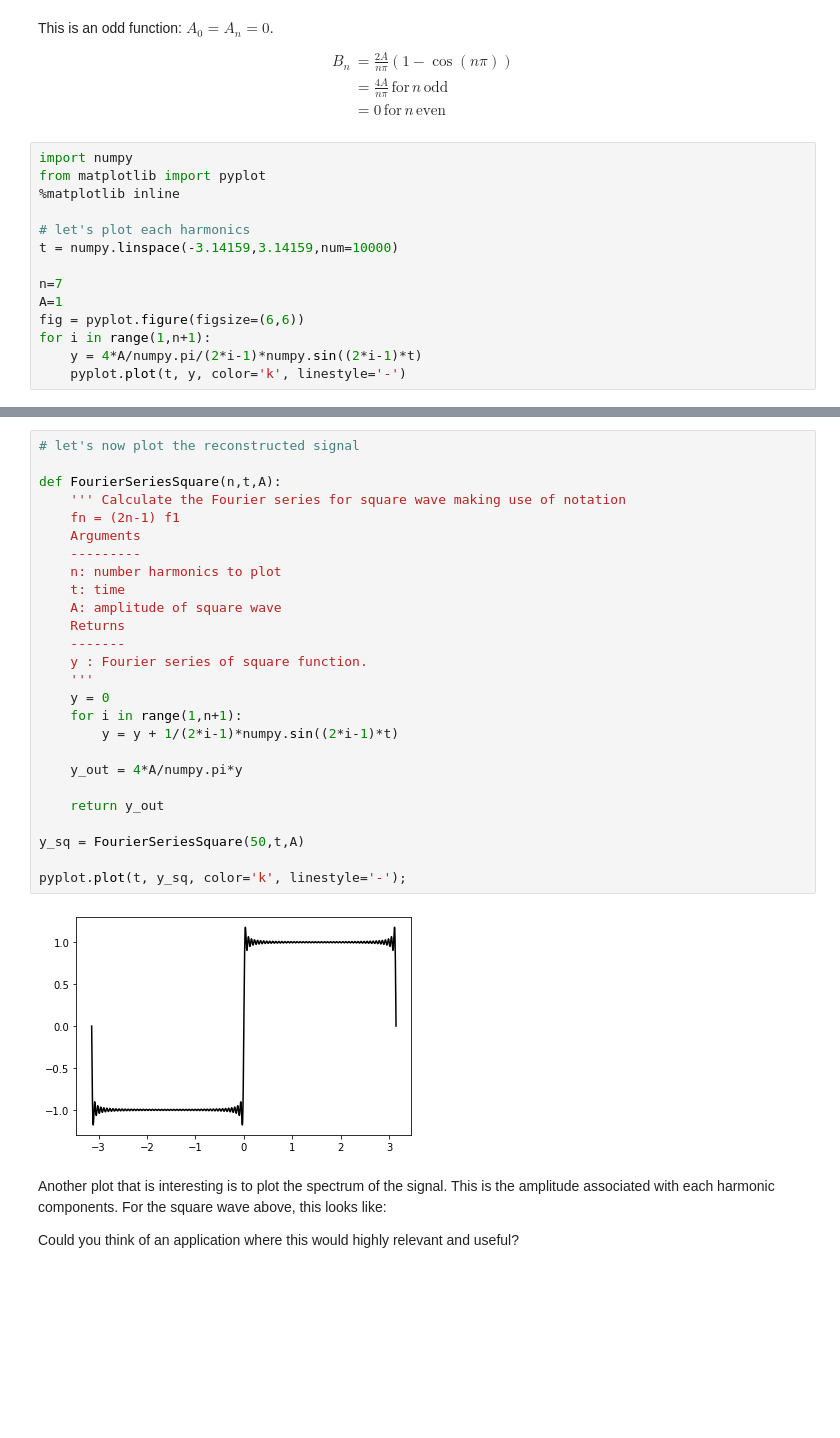
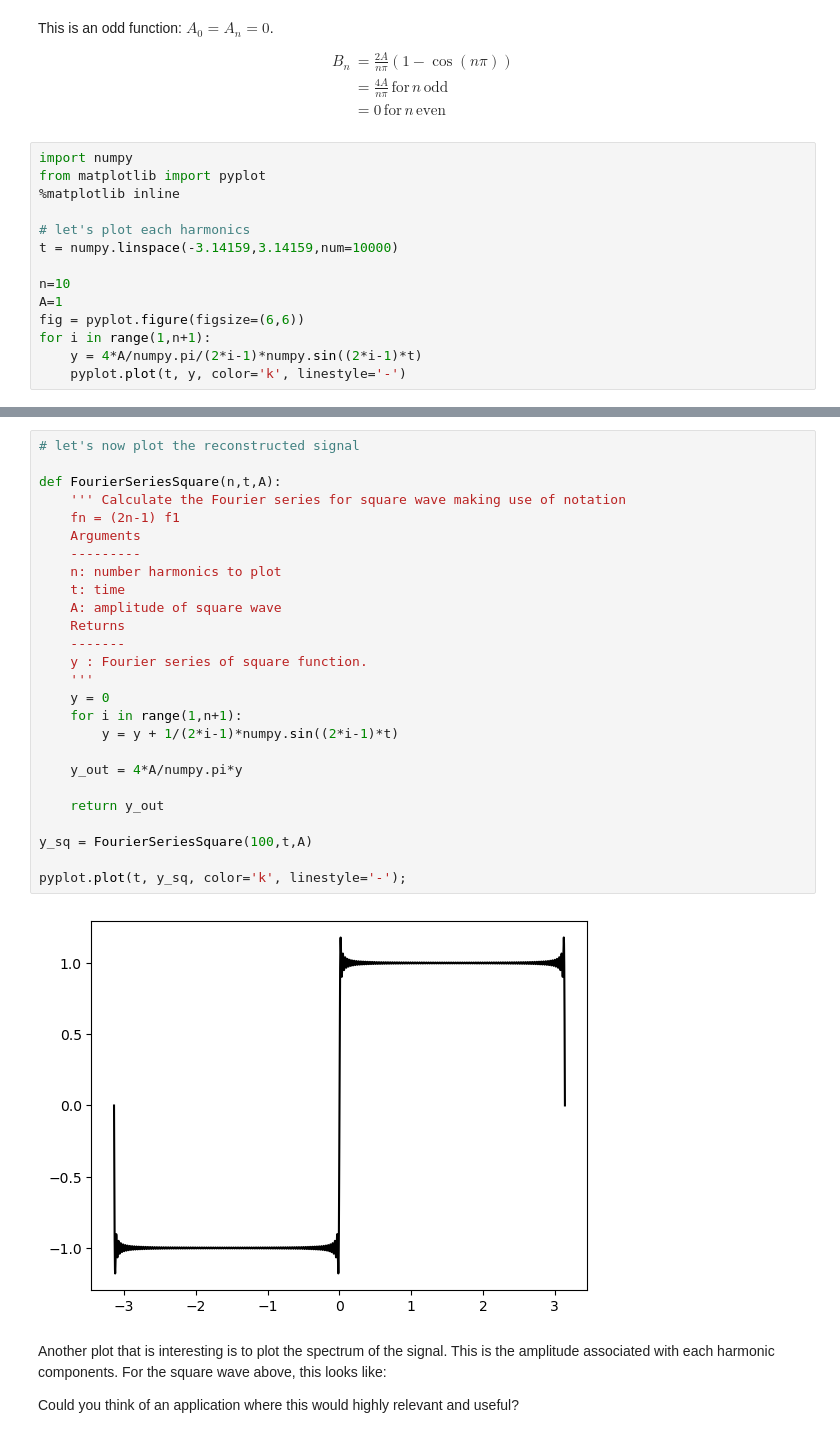
Before and after one commit to myamakaitis/GWU-MAE3120_2023, a Jupyter notebook: Lectures/03_FourierAnalysis.ipynb, the cells around one changed output, grey strips where cells are left out. Drawn from its saved outputs; the diff is of its cells as text; blank space fills up the shorter version.

```diff
--- a/Lectures/03_FourierAnalysis.ipynb
+++ b/Lectures/03_FourierAnalysis.ipynb
@@ -74,7 +74,7 @@ from matplotlib import pyplot
 # let's plot each harmonics
 t = numpy.linspace(-3.14159,3.14159,num=10000)
 
-n=7
+n=10
 A=1
 fig = pyplot.figure(figsize=(6,6))
 for i in range(1,n+1):
@@ -85,31 +85,31 @@ for i in range(1,n+1):
 # %%
 # let's now plot the reconstructed signal
 
 def FourierSeriesSquare(n,t,A):
     ''' Calculate the Fourier series for square wave making use of notation
     fn = (2n-1) f1
     Arguments
     ---------
     n: number harmonics to plot
     t: time
     A: amplitude of square wave
     Returns
     -------
     y : Fourier series of square function.
     '''
     y = 0
     for i in range(1,n+1):
         y = y + 1/(2*i-1)*numpy.sin((2*i-1)*t)
 
     y_out = 4*A/numpy.pi*y
 
     return y_out
 
-y_sq = FourierSeriesSquare(50,t,A)
+y_sq = FourierSeriesSquare(100,t,A)
 
 pyplot.plot(t, y_sq, color='k', linestyle='-');
 # %% [output]
-[figure, old version]
+[figure, new version]
 # %% [markdown]
 Another plot that is interesting is to plot the spectrum of the signal.  This is the amplitude associated with each harmonic components.  For the square wave above, this looks like:
 
```
Also changed, not shown: parts of 16 cells of this notebook.
